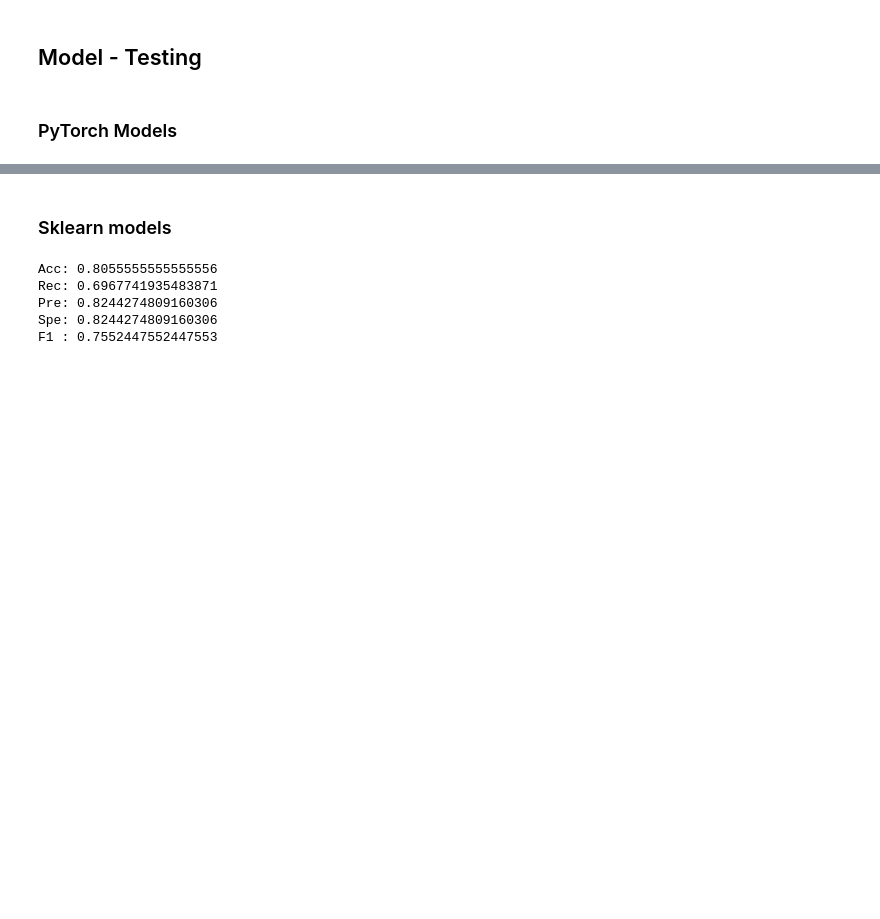
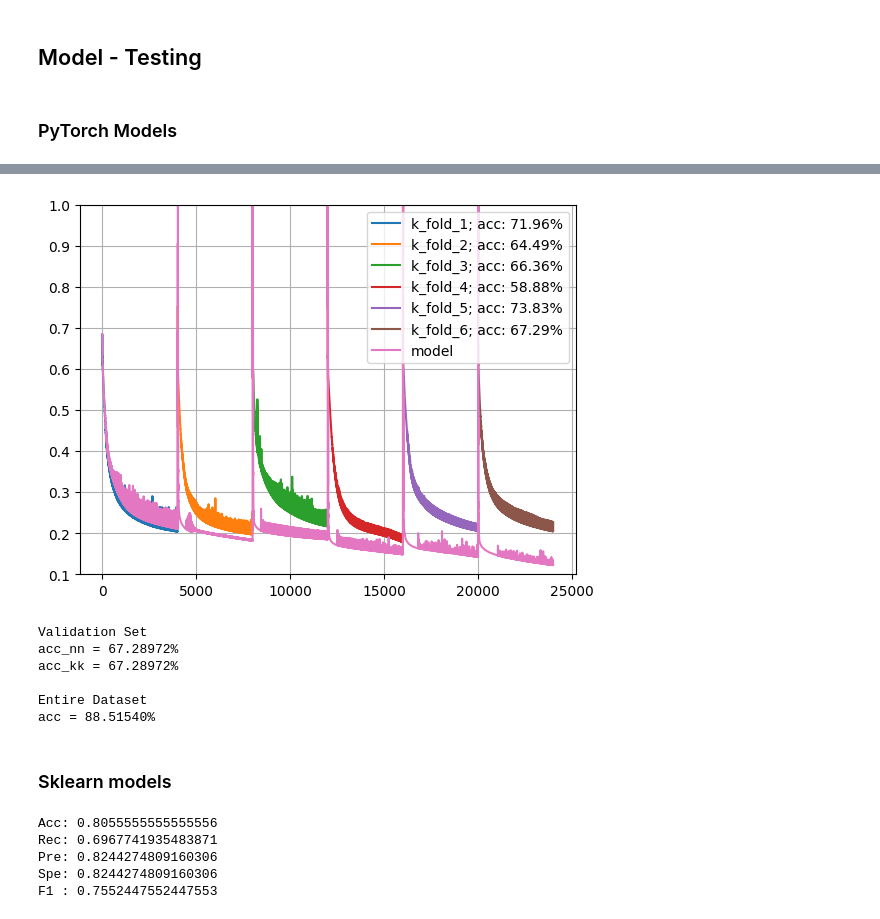
Before and after one commit to delluus/kaggleWork, a Jupyter notebook: Competitions/Titanic_ML/Titanic_ML_v1.ipynb, the cells around one changed output, grey strips where cells are left out. Drawn from its saved outputs; the diff is of its cells as text; code cells hidden in the pictures; blank space fills up the shorter version.

Commit message:
2022-10-20: Titanic - added k-fold validation

```diff
--- a/Competitions/Titanic_ML/Titanic_ML_v1.ipynb
+++ b/Competitions/Titanic_ML/Titanic_ML_v1.ipynb
@@ -83,7 +77,7 @@ X_data, Y_data = torch.from_numpy(X_data.astype(np.float32)), torch.from_numpy(Y
 print(f'X_data.shape: {X_data.shape}')
 print(f'Y_data.shape: {Y_data.shape}')
 
-X_train, X_test, Y_train, Y_test = sklearn.model_selection.train_test_split(X_data, Y_data, train_size=0.75)
+X_train, X_test, Y_train, Y_test = sklearn.model_selection.train_test_split(X_data, Y_data, train_size=0.8)
 
 
 # print(f'X_train.shape: {X_train.shape}')
@@ -229,3 +397,67 @@ Entire: 0.078
+# %%
+epoch_nn_list = np.arange(1, (num_epoch)*6+1)
+
+for i in range(1, 7):
+    epoch, loss, acc = k_fold_res[f'k_fold_{i}']
+    plt.plot(epoch+(i-1)*num_epoch, loss, label=f'k_fold_{i}; acc: {acc:.2f}%')
+plt.plot(epoch_nn_list, loss_nn_list, label='model')
+plt.ylim(0.1, 1)
+plt.grid()
+plt.legend()
+plt.show()
+# %% [output]
+[figure, added]
+# %%
+## Validation loop ##
+x_val, y_val = X_Val, Y_Val
+test_samples = len(y_val)
+with torch.no_grad():
+    n_correct_nn = 0
+    n_correct_kk = 0
+    n_samples = 0
+
+    for i in range(test_samples):
+        output_nn = model_nn(x_val[i])
+        output_kk= model_k(x_val[i])
+        _, predictions_nn = torch.max(output_nn, dim=0)
+        _, predictions_kk = torch.max(output_kk, dim=0)
+        _, actual      = torch.max(y_val[i], dim=0)
+        n_samples += 1
+        n_correct_nn += (predictions_nn == actual).sum()
+        n_correct_kk += (predictions_kk == actual).sum()
+
+
+    test_acc_nn = 100*n_correct_nn/n_samples
+    test_acc_kk = 100*n_correct_kk/n_samples
+
+    print(f'Validation Set\nacc_nn = {test_acc:.5f}%')
+    print(f'acc_kk = {test_acc:.5f}%')
+
+## Entire dataset loop ##
+x_val, y_val = X_data, Y_data
+test_samples = len(y_val)
+with torch.no_grad():
+    n_correct = 0
+    n_samples = 0
+
+    for i in range(test_samples):
+        output = model_nn(x_val[i])
+        _, predictions = torch.max(output, dim=0)
+        _, actual      = torch.max(y_val[i], dim=0)
+        n_samples += 1
+        n_correct += (predictions == actual).sum()
+
+
+    test_acc = 100*n_correct/n_samples
+
+    print(f'\nEntire Dataset\nacc = {test_acc:.5f}%')
+# %% [output]
+Validation Set
+acc_nn = 67.28972%
+acc_kk = 67.28972%
+
+Entire Dataset
+acc = 88.51540%
 # %% [markdown]
 ### Sklearn models
 # %%
```
Also changed, not shown: parts of 8 cells of this notebook.
